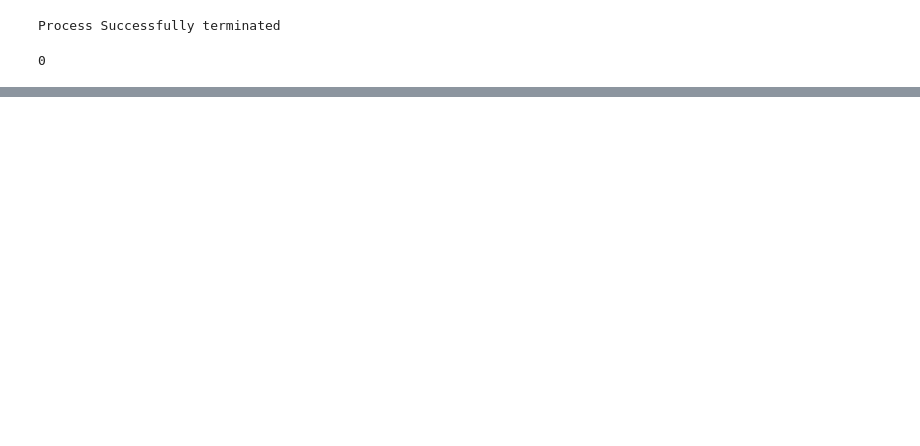
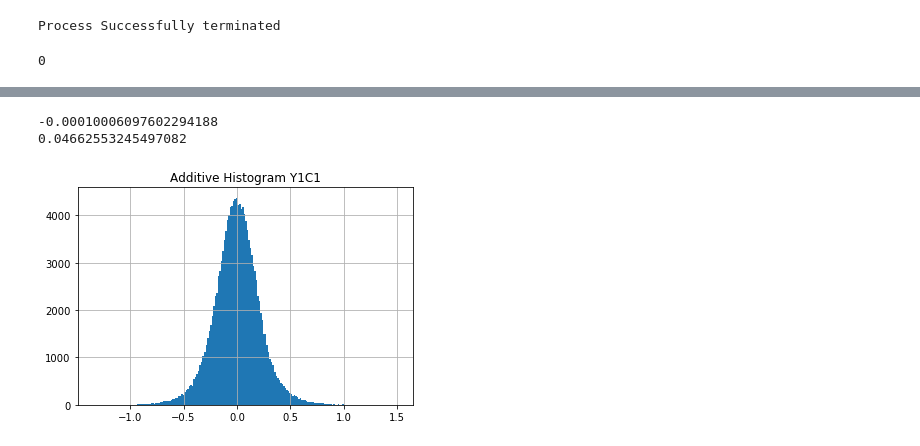
Before and after one commit to rajesh030589/WirelessDL, a Jupyter notebook: Python/Automation/main_run.ipynb, the cells around one changed output, grey strips where cells are left out. Saved outputs shown, nothing was run; the diff lists cells and outputs as text; code cells hidden in the pictures; blank space fills up the shorter version.

Commit message:
chnages before noise

```diff
--- a/Python/Automation/main_run.ipynb
+++ b/Python/Automation/main_run.ipynb
@@ -408,0 +535,24 @@ Process Successfully terminated
+# %%
+
+
+C1_Output = sio.loadmat('/home/rajesh/ActiveFeedback/WirelessDL/Python/Automation/Feedback_Files/C1_Output.mat')
+C1_Output = C1_Output['C_Output']
+
+Y1_Output = sio.loadmat('/home/rajesh/ActiveFeedback/WirelessDL/Python/Automation/Feedback_Files/Y1_Output.mat')
+Y1_Output = Y1_Output['YL']
+
+Y1C1N = Y1_Output - C1_Output
+
+print(np.mean(Y1C1N))
+print(np.var(Y1C1N))
+
+plt.figure()
+plt.hist(Y1C1N,200)
+plt.title('Additive Histogram Y1C1')
+plt.grid(True)
+plt.savefig('Figures/Y1C1_additive_noise.png')
+plt.show()
+# %% [output]
+-0.00010006097602294188
+0.04662553245497082
+[figure, added]
```
Also changed, not shown: parts of 21 cells of this notebook, 25 other files.
